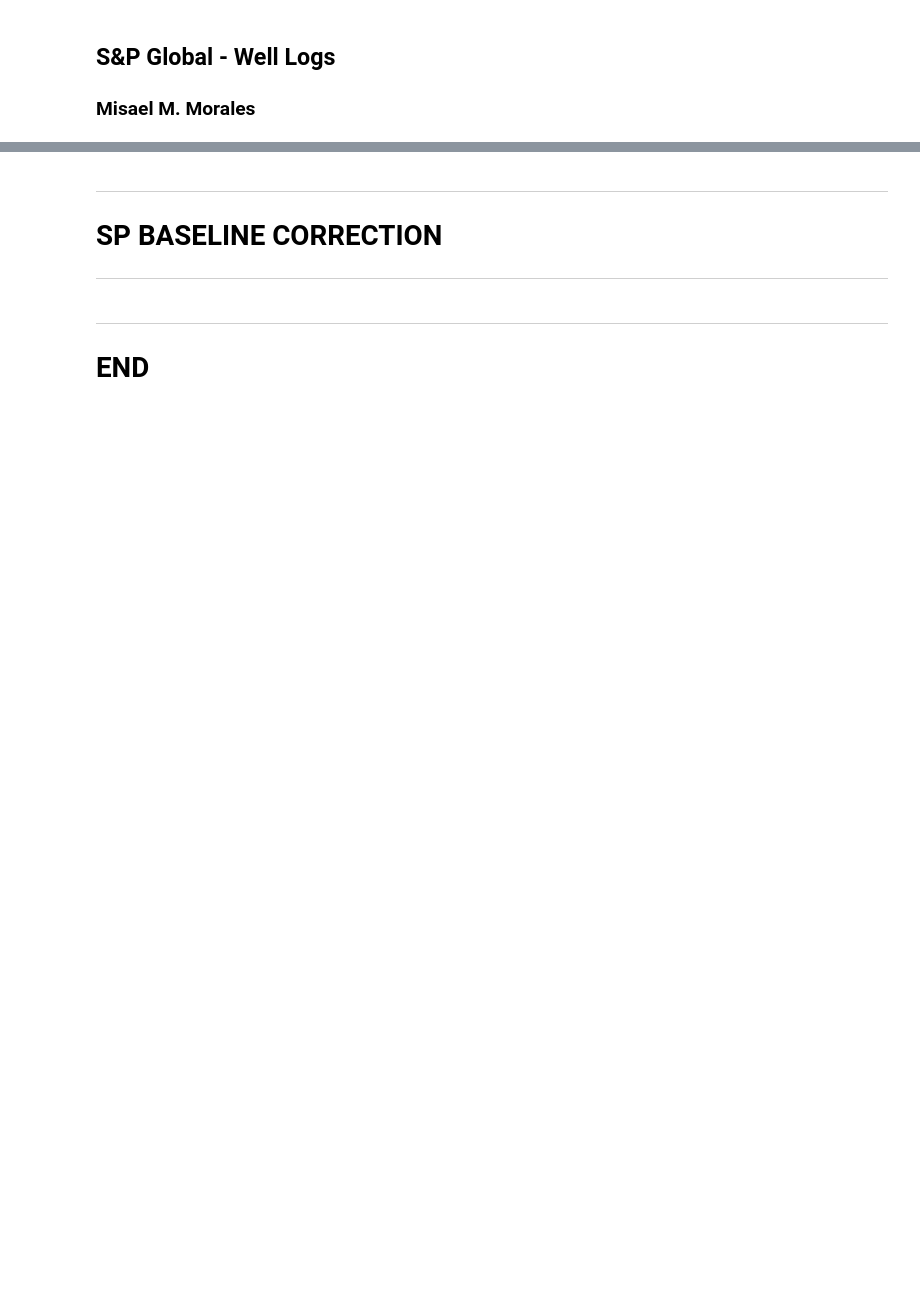
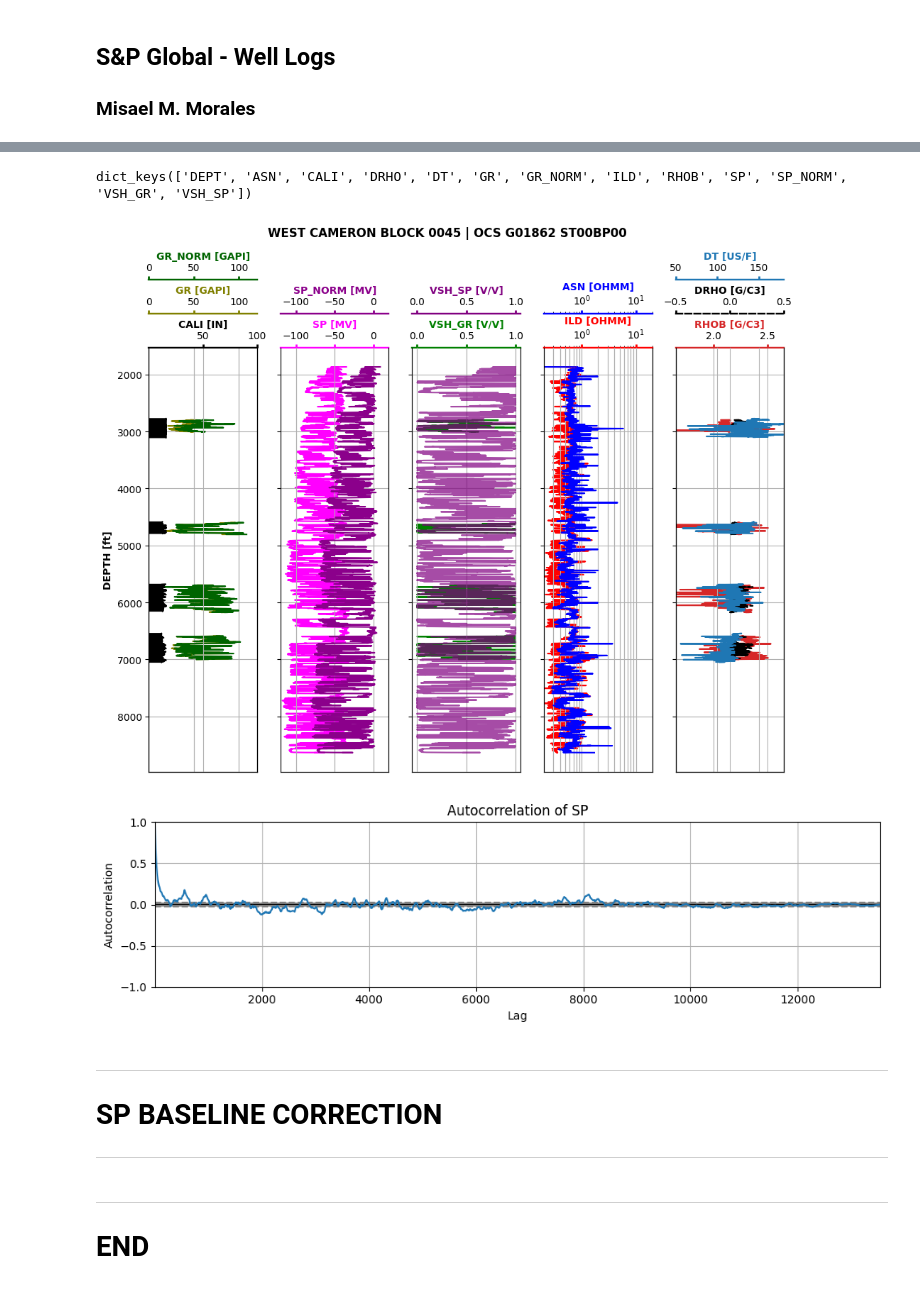
Before and after one commit to misaelmmorales/AutoPetrophysics-GOM-CCS, a Jupyter notebook: sp500_misael.ipynb, the cells around one changed output, grey strips where cells are left out. Cells and saved outputs as stored; diff of their text form; code cells hidden in the pictures; blank space fills up the shorter version.

```diff
--- a/sp500_misael.ipynb
+++ b/sp500_misael.ipynb
@@ -78,0 +35,8 @@ plt.tight_layout(); plt.show()
+# %%
+well_name = '17700004060000'
+well_log = lasio.read('Data/UT Export 9-19/{}.las'.format(well_name))
+spl.plot_well(well_name)
+# %% [output]
+dict_keys(['DEPT', 'ASN', 'CALI', 'DRHO', 'DT', 'GR', 'GR_NORM', 'ILD', 'RHOB', 'SP', 'SP_NORM', 'VSH_GR', 'VSH_SP'])
+[figure, added]
+[figure, added]
```
Also changed, not shown: parts of 11 cells of this notebook, 1 other file.
